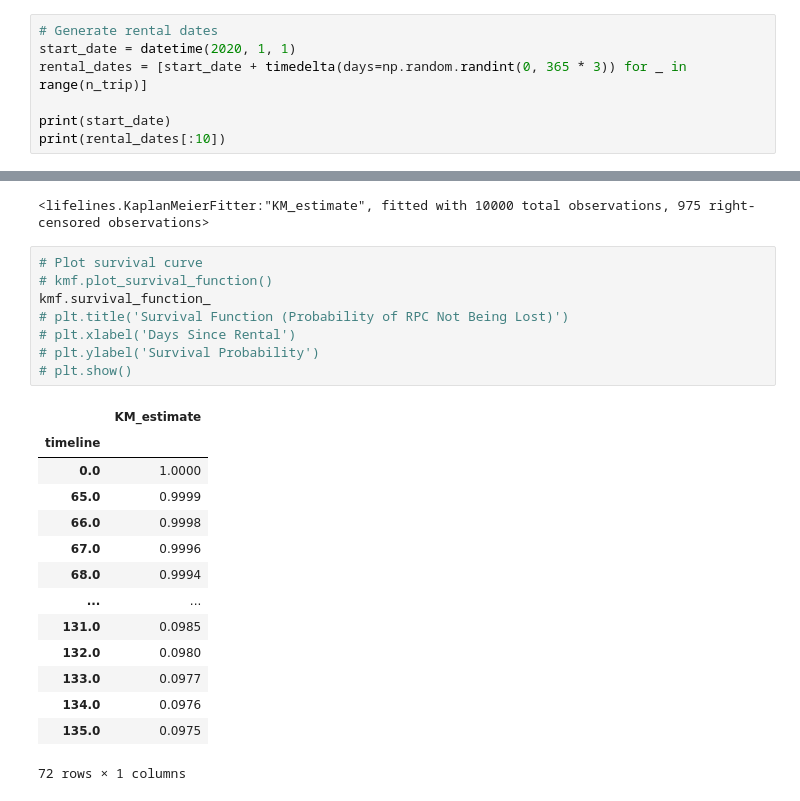
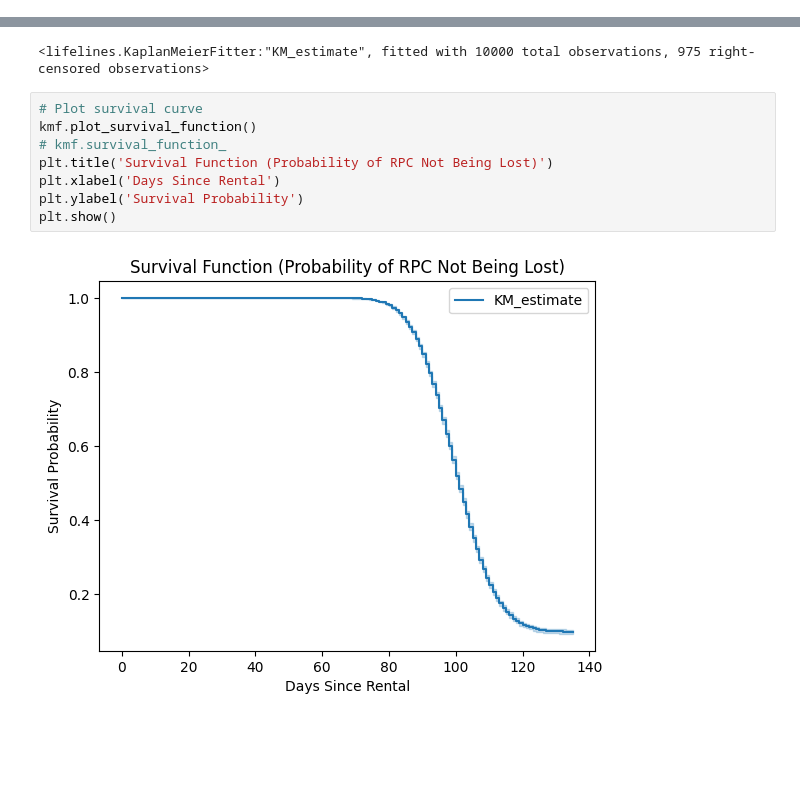
Before and after one commit to IncaGR/data-science-test, a Jupyter notebook: scripts/solution.ipynb, the cells around one changed output, grey strips where cells are left out. Drawn from its saved outputs; the diff is of its cells as text; blank space fills up the shorter version.

```diff
--- a/scripts/solution.ipynb
+++ b/scripts/solution.ipynb
@@ -80,10 +77,3 @@ sim_p.max())
 # %% [output]
 21.55199496763315 178.52475412872653
 65 135
-# %%
-# Generate rental dates
-start_date = datetime(2020, 1, 1)
-rental_dates = [start_date + timedelta(days=np.random.randint(0, 365 * 3)) for _ in range(n_trip)]
-
-print(start_date)
-print(rental_dates[:10])
@@ -158,24 +154,11 @@ kmf.fit(data['trip_duration'], event_observed=data['trip_completed'])
 <lifelines.KaplanMeierFitter:"KM_estimate", fitted with 10000 total observations, 975 right-censored observations>
 # %%
 # Plot survival curve
-# kmf.plot_survival_function()
-kmf.survival_function_
-# plt.title('Survival Function (Probability of RPC Not Being Lost)')
-# plt.xlabel('Days Since Rental')
-# plt.ylabel('Survival Probability')
-# plt.show()
+kmf.plot_survival_function()
+# kmf.survival_function_
+plt.title('Survival Function (Probability of RPC Not Being Lost)')
+plt.xlabel('Days Since Rental')
+plt.ylabel('Survival Probability')
+plt.show()
 # %% [output]
-|  | KM_estimate |
-| timeline |  |
-| 0.0 | 1.0000 |
-| 65.0 | 0.9999 |
-| 66.0 | 0.9998 |
-| 67.0 | 0.9996 |
-| 68.0 | 0.9994 |
-| ... | ... |
-| 131.0 | 0.0985 |
-| 132.0 | 0.0980 |
-| 133.0 | 0.0977 |
-| 134.0 | 0.0976 |
-| 135.0 | 0.0975 |
-72 rows × 1 columns
+[figure, added]
```
Also changed, not shown: parts of 16 cells of this notebook.
